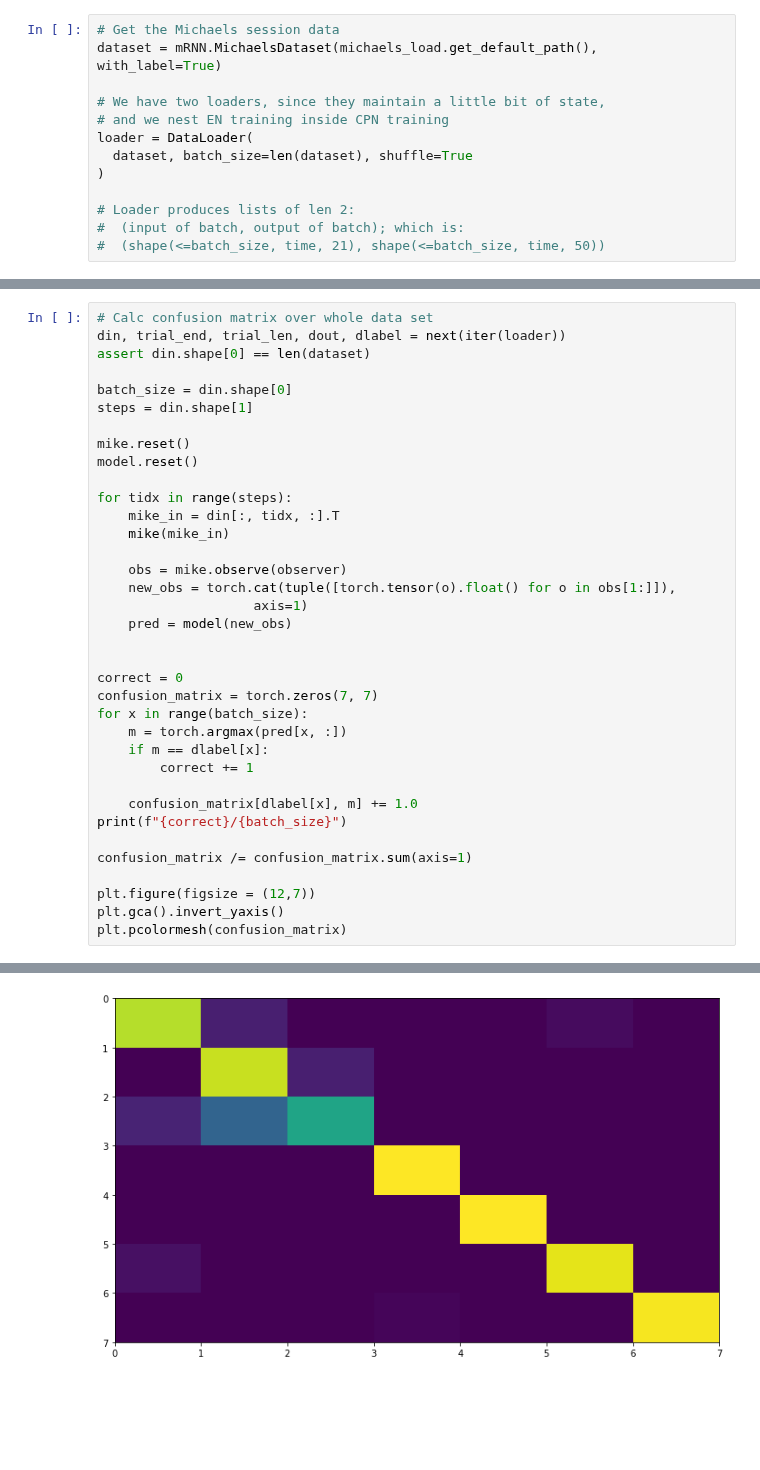
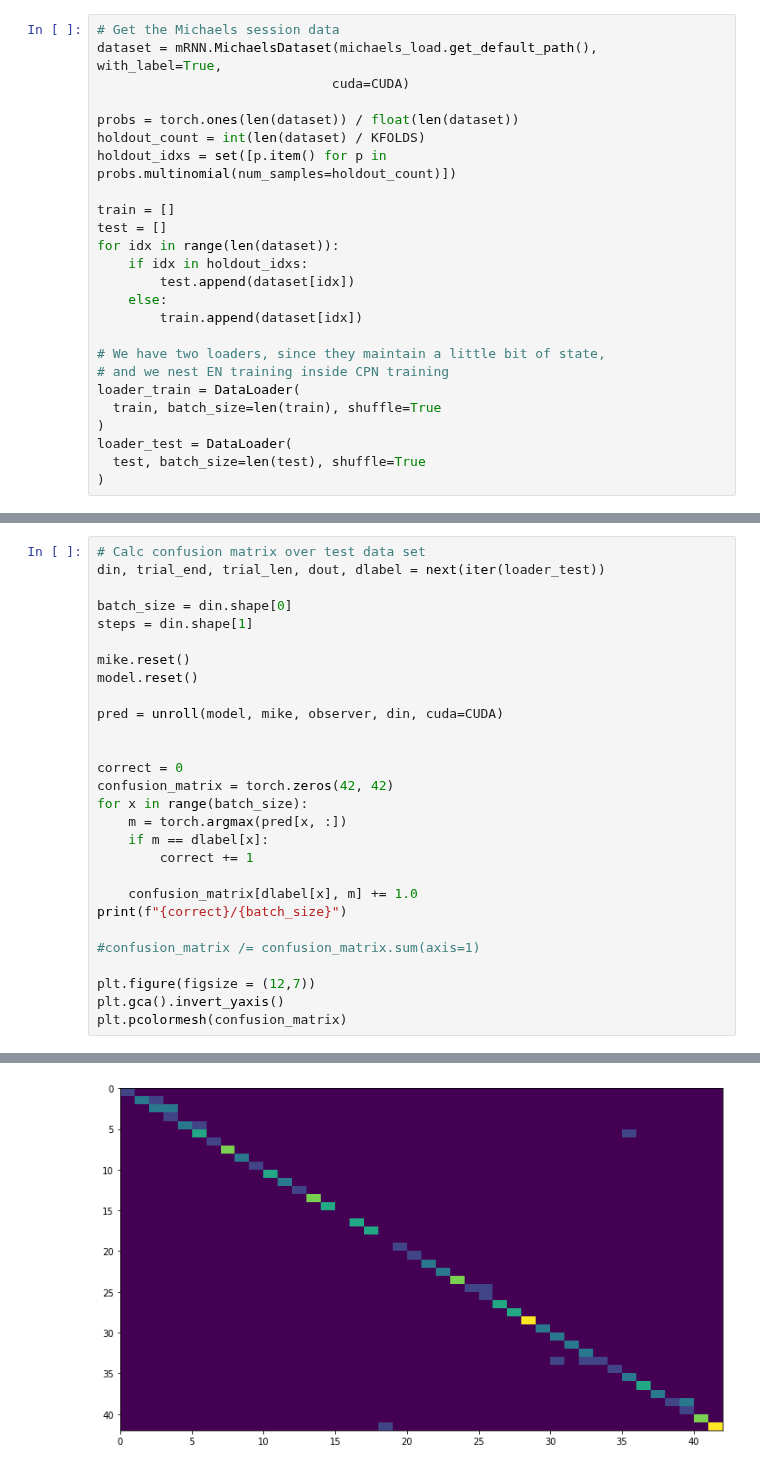
Before and after one commit to mmattb/coproc-poc, a Jupyter notebook: can_we_separate_classes.ipynb, the cells around one changed output, grey strips where cells are left out. Drawn from its saved outputs; the diff is of its cells as text; blank space fills up the shorter version.

```diff
--- a/can_we_separate_classes.ipynb
+++ b/can_we_separate_classes.ipynb
@@ -62,16 +84,28 @@ mike.set_lesion(lesion_instance)
 mike.reset()
 # %%
 # Get the Michaels session data
-dataset = mRNN.MichaelsDataset(michaels_load.get_default_path(), with_label=True)
+dataset = mRNN.MichaelsDataset(michaels_load.get_default_path(), with_label=True,
+                              cuda=CUDA)
+
+probs = torch.ones(len(dataset)) / float(len(dataset))
+holdout_count = int(len(dataset) / KFOLDS)
+holdout_idxs = set([p.item() for p in probs.multinomial(num_samples=holdout_count)])
+
+train = []
+test = []
+for idx in range(len(dataset)):
+    if idx in holdout_idxs:
+        test.append(dataset[idx])
+    else:
+        train.append(dataset[idx])
 
 # We have two loaders, since they maintain a little bit of state,
 # and we nest EN training inside CPN training
-loader = DataLoader(
-  dataset, batch_size=len(dataset), shuffle=True
+loader_train = DataLoader(
+  train, batch_size=len(train), shuffle=True
 )
-
-# Loader produces lists of len 2:
-#  (input of batch, output of batch); which is:
-#  (shape(<=batch_size, time, 21), shape(<=batch_size, time, 50))
+loader_test = DataLoader(
+  test, batch_size=len(test), shuffle=True
+)
 # %%
 # Hold signal is in the last position
@@ -242,7 +256,6 @@ torch.save(model.state_dict(), "classifier_model")
 # %%
-# Calc confusion matrix over whole data set
-din, trial_end, trial_len, dout, dlabel = next(iter(loader))
-assert din.shape[0] == len(dataset)
+# Calc confusion matrix over test data set
+din, trial_end, trial_len, dout, dlabel = next(iter(loader_test))
 
 batch_size = din.shape[0]
 steps = din.shape[1]
@@ -250,18 +263,11 @@ steps = din.shape[1]
 mike.reset()
 model.reset()
 
-for tidx in range(steps):
-    mike_in = din[:, tidx, :].T
-    mike(mike_in)
-
-    obs = mike.observe(observer)
-    new_obs = torch.cat(tuple([torch.tensor(o).float() for o in obs[1:]]),
-                    axis=1)
-    pred = model(new_obs)
+pred = unroll(model, mike, observer, din, cuda=CUDA)
 
 
 correct = 0
-confusion_matrix = torch.zeros(7, 7)
+confusion_matrix = torch.zeros(42, 42)
 for x in range(batch_size):
     m = torch.argmax(pred[x, :])
     if m == dlabel[x]:
@@ -270,7 +276,7 @@ for x in range(batch_size):
     confusion_matrix[dlabel[x], m] += 1.0
 print(f"{correct}/{batch_size}")
 
-confusion_matrix /= confusion_matrix.sum(axis=1)
+#confusion_matrix /= confusion_matrix.sum(axis=1)
 
 plt.figure(figsize = (12,7))
 plt.gca().invert_yaxis()
@@ -280,2 +286,2 @@ plt.pcolormesh(confusion_matrix)
 <matplotlib.collections.QuadMesh at 0x...>
-[figure, old version]
+[figure, new version]
```
Also changed, not shown: parts of 11 cells of this notebook, 1 other file.
